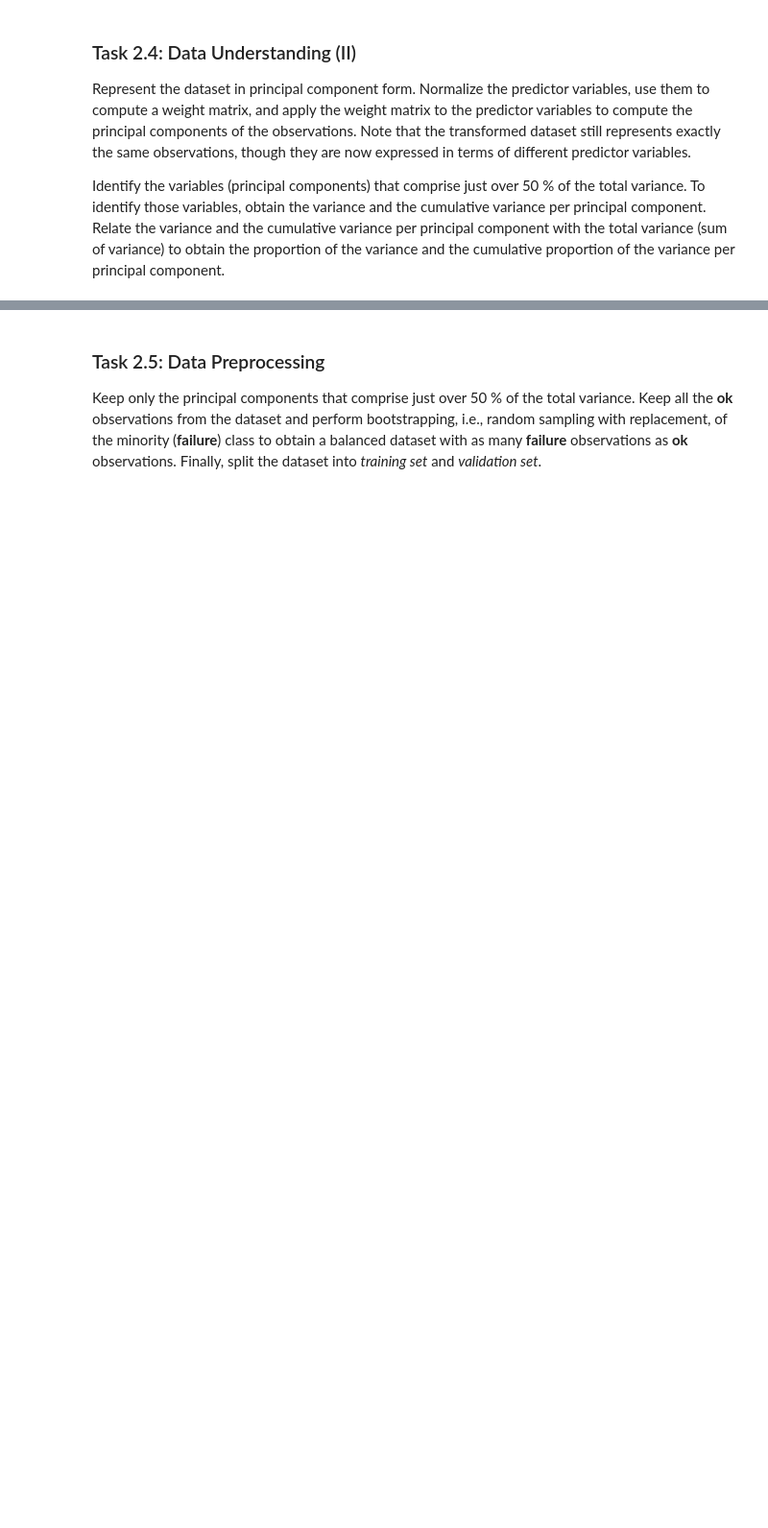
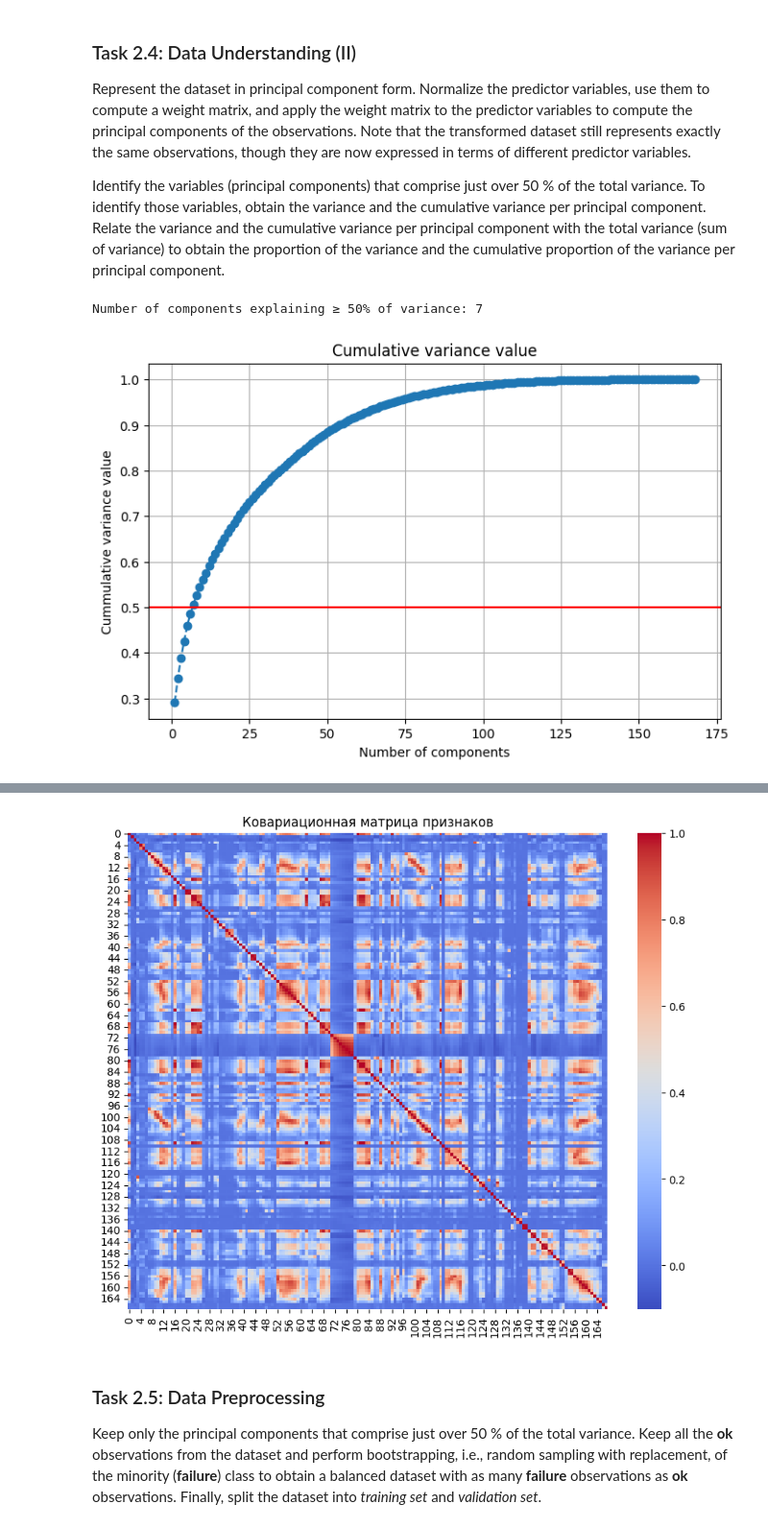
Before and after one commit to borondzhiyan/PS3, a Jupyter notebook: 03-classification.ipynb, the cells around one changed output, grey strips where cells are left out. Shown: that part at 96% size. Cells and saved outputs as stored; diff of their text form; code cells hidden in the pictures; blank space fills up the shorter version.

```diff
--- a/03-classification.ipynb
+++ b/03-classification.ipynb
@@ -446,3 +558,16 @@ Familiarize yourself with the dataset. In particular, look at the count and rela
 ### Task 2.3: Data Cleaning
 
 Filter out (i.e., remove) low-/zero-variance variables. Filter out (i.e., remove) variables and rows with too many missing values. Otherwise, impute missing values with the variable mean. For each of those variables, keep the variable means; we will need them for the preprocessing after deployment.
+# %%
+from sklearn.feature_selection import VarianceThreshold
+
+# Пример: удалим все признаки с дисперсией < 0.01
+selector = VarianceThreshold(threshold=0.01)
+X_reduced = selector.fit_transform(X)
+
+# Названия оставшихся признаков
+remaining_columns = X.columns[selector.get_support()]
+X_clean = pd.DataFrame(X_reduced, columns=remaining_columns)
+
+print("Before claening:", X.shape)     # например (5000, 170)
+print("After cleaning:", X_clean.shape)  # например (5000, 120)
@@ -452,3 +580,62 @@ Filter out (i.e., remove) low-/zero-variance variables. Filter out (i.e., remove
 Represent the dataset in principal component form. Normalize the predictor variables, use them to compute a weight matrix, and apply the weight matrix to the predictor variables to compute the principal components of the observations. Note that the transformed dataset still represents exactly the same observations, though they are now expressed in terms of different predictor variables.
 
 Identify the variables (principal components) that comprise just over 50 % of the total variance. To identify those variables, obtain the variance and the cumulative variance per principal component. Relate the variance and the cumulative variance per principal component with the total variance (sum of variance) to obtain the proportion of the variance and the cumulative proportion of the variance per principal component.
+# %%
+from sklearn.preprocessing import StandardScaler
+from sklearn.decomposition import PCA
+import matplotlib.pyplot as plt
+#from ace_tools import display_dataframe_to_user
+scaler = StandardScaler()
+X_scaled = StandardScaler().fit_transform(X_clean) # z=score normalisation
+
+# Principal component analysis
+pca = PCA()
+
+X_pca=pca.fit_transform(X_scaled)
+
+
+# получение доли объясненной дисперсии для каждой главной компоненты
+explained_variance_ratio = pca.explained_variance_ratio_
+
+# вычисление накопленной доли объясненной дисперсии
+cumulative_variance = np.cumsum(explained_variance_ratio)
+
+# определение количества компонент, объясняющих более 50% дисперсии
+num_components_50 = np.argmax(cumulative_variance >= 0.5) + 1
+
+print(f"Number of components explaining ≥ 50% of variance: {num_components_50}")
+
+# построение графика накопленной доли объясненной дисперсии
+plt.figure(figsize=(8, 5))
+plt.plot(range(1, len(cumulative_variance) + 1), cumulative_variance, marker='o', linestyle='--')
+plt.axhline(y=0.5, color='r', linestyle='-')
+plt.title('Cumulative variance value')
+plt.xlabel('Number of components')
+plt.ylabel('Cummulative variance value')
+plt.grid(True)
+plt.show()
+
+
+# Создание таблицы с информацией о каждой главной компоненте
+pca_results = pd.DataFrame({
+    'Principal Component': [f'PC{i+1}' for i in range(len(explained_variance_ratio))],
+    'Variance share': explained_variance_ratio,
+    'Cummulative variance share': cumulative_variance
+})
+
+# Отображение первых 10 строк таблицы
+print(pca_results.head(10))
+
+import seaborn as sns
+import matplotlib.pyplot as plt
+
+# Предполагается, что X_scaled — стандартизированные данные
+cov_matrix = np.cov(X_scaled, rowvar=False)
+
+plt.figure(figsize=(10, 8))
+sns.heatmap(cov_matrix, cmap='coolwarm', annot=False)
+plt.title('Ковариационная матрица признаков')
+plt.show()
+# %% [output]
+Number of components explaining ≥ 50% of variance: 7
+[figure, added]
@@ -455,3 +653,4 @@ Identify the variables (principal components) that comprise just over 50 % of th
+[figure, added]
 # %% [markdown]
 ### Task 2.5: Data Preprocessing
 
```
Also changed, not shown: parts of 12 cells of this notebook.
